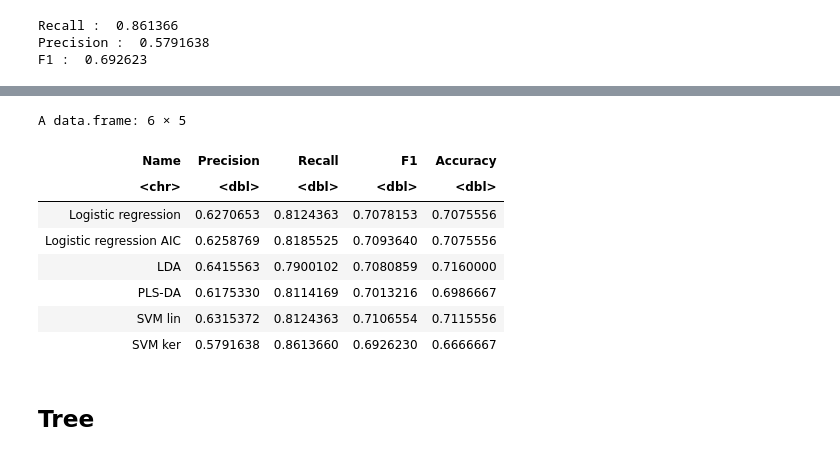
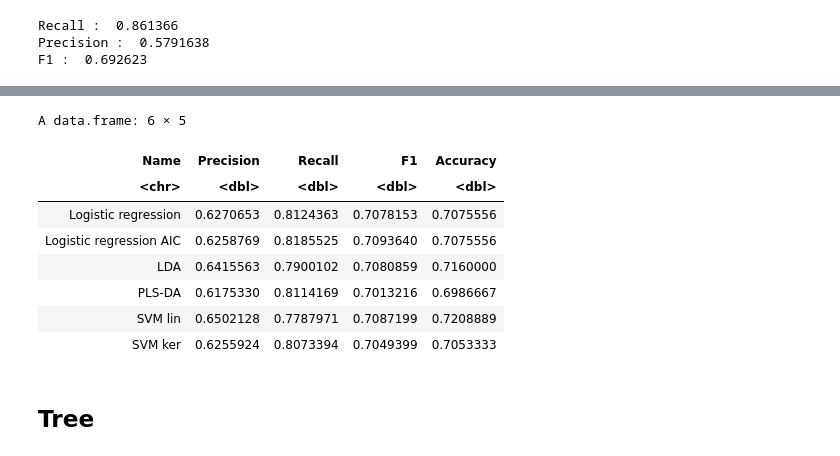
Before and after one commit to HOANG-Anh2004/projet_ML_4A_GMM_INSA, a Jupyter notebook: Modelisation_R.ipynb, the cells around one changed output, grey strips where cells are left out. Saved outputs shown, nothing was run; the diff lists cells and outputs as text; code cells hidden in the pictures.

```diff
--- a/Modelisation_R.ipynb
+++ b/Modelisation_R.ipynb
@@ -911,5 +1035,6 @@ A data.frame: 5 × 5
 # %%
-w_df <- data.frame( Variable = colnames(svm.lin$W)[-26],  Weight = as.numeric(svm.lin$W)[-26])
+w <- t(svm.lin$coefs) %*% svm.lin$SV
+w_df <- data.frame( Variable = colnames(svm.lin$SV), Weight = as.numeric(w))
 ggplot(w_df, aes(x = reorder(Variable, Weight), y = Weight)) +
   geom_col() +
   coord_flip() +
@@ -965,8 +1110,8 @@ registerDoParallel(cl)
 # Define a grid based on the estimates
 levels(train_scaledH$Heart_Disease_Risk) <- c("NoRisk", "Risk")
 tune_grid <- expand.grid(
-  sigma = c(0.01, 1/26, 0.05),     # Uses the 3 values suggested by sigest
-  C = c(0.1, 1, 5, 10)       # Standard range for Cost
+  sigma = c(0.005, 0.01, 1/26, 0.05),     # Uses the 3 values suggested by sigest
+  C = c(0.05, 0.1, 1, 5, 10)       # Standard range for Cost
 )
 
 weight_ratios <- c(1, 2, 2.5)
@@ -1026,6 +1181,6 @@ A data.frame: 1 × 5
 # %%
 svm.ker = svm(Heart_Disease_Risk ~ ., data = train_scaledH, type = "C", class.weights = c("0" = 1, "1" = best_param$weight_ratio),
-    kernel = "radial", gamma = best_param$sigma, cost = best_param$C)
+    kernel = "radial", gamma = best_param$sigma, cost = best_param$C, probability = TRUE)
 # %%
 pred.svm <- predict(svm.ker, test_scaledH[,-18])
 table(predicted = pred.svm, actual = test_scaledH[, "Heart_Disease_Risk"])
@@ -1045,3 +1200,26 @@ predicted   0   1
 Recall :  0.861366
 Precision :  0.5791638
 F1 :  0.692623
+# %%
+p=0.1
+score = 0
+prob_svm_ker_val <- attr(predict(svm.ker, val_scaledH, probability = TRUE), "probabilities")
+for (x in seq(0.1, 0.7, length.out = 50)){
+    if (score < fbeta_score(y_val, prob_svm_ker_val[,2] >x, beta = 1)){
+        p = x
+        score = fbeta_score(y_val, prob_svm_ker_val[,2] >x, beta = 1)
+    }
+}
+p_svm_ker = p
+p_svm_ker
+prob_svm_ker <- attr(predict(svm.ker, test_scaledH, probability = TRUE), "probabilities")
+#Recall
+cat('Recall : ',sum(prob_svm_ker[,2] >p_svm_ker & y_true)/sum(y_true))
+
+#Precision
+cat('\nPrecision : ',sum(prob_svm_ker[,2] >p_svm_ker &y_true)/sum(prob_svm_ker[,2] >p_svm_ker))
+
+#F beta score
+cat('\nF1 score : ',fbeta_score(y_true, prob_svm_ker[,2] >p_svm_ker, beta = 1))
+
+table(predicted = prob_svm_ker[,2] > p_svm_ker, actual = y_true)
@@ -1048,25 +1235,25 @@ F1 :  0.692623
 # %%
 tab_mod <- rbind(
   tab_mod,
   data.frame(
     Name = "SVM ker",
-    Precision = sum(pred.svm==1 & y_true)/sum(pred.svm==1),
-    Recall = sum(pred.svm==1 & y_true)/sum(y_true),
-    F1 = fbeta_score(y_true,pred.svm==1, beta = 1),
-    Accuracy = (sum(pred.svm==1 & y_true) + sum(pred.svm!=1 & !y_true))/length(y_true)
+    Precision = sum(prob_svm_ker[,2] >p_svm_ker & y_true)/sum(prob_svm_ker[,2] >p_svm_ker),
+    Recall = sum(prob_svm_ker[,2] >p_svm_ker & y_true)/sum(y_true),
+    F1 = fbeta_score(y_true, prob_svm_ker[,2] >p_svm_ker, beta = 1),
+    Accuracy = (sum(prob_svm_ker[,2] >p_svm_ker & y_true) + sum(prob_svm_ker[,2] <= p_svm_ker & !y_true))/length(y_true)
   )
 )
 tab_mod
 # %% [output]
 A data.frame: 6 × 5
 | Name | Precision | Recall | F1 | Accuracy |
 | <chr> | <dbl> | <dbl> | <dbl> | <dbl> |
 | Logistic regression | 0.6270653 | 0.8124363 | 0.7078153 | 0.7075556 |
 | Logistic regression AIC | 0.6258769 | 0.8185525 | 0.7093640 | 0.7075556 |
 | LDA | 0.6415563 | 0.7900102 | 0.7080859 | 0.7160000 |
 | PLS-DA | 0.6175330 | 0.8114169 | 0.7013216 | 0.6986667 |
-| SVM lin | 0.6315372 | 0.8124363 | 0.7106554 | 0.7115556 |
-| SVM ker | 0.5791638 | 0.8613660 | 0.6926230 | 0.6666667 |
+| SVM lin | 0.6502128 | 0.7787971 | 0.7087199 | 0.7208889 |
+| SVM ker | 0.6255924 | 0.8073394 | 0.7049399 | 0.7053333 |
 # %% [markdown]
 ## Tree
 # %%
```
Also changed, not shown: parts of 30 cells of this notebook, 1 other file.
